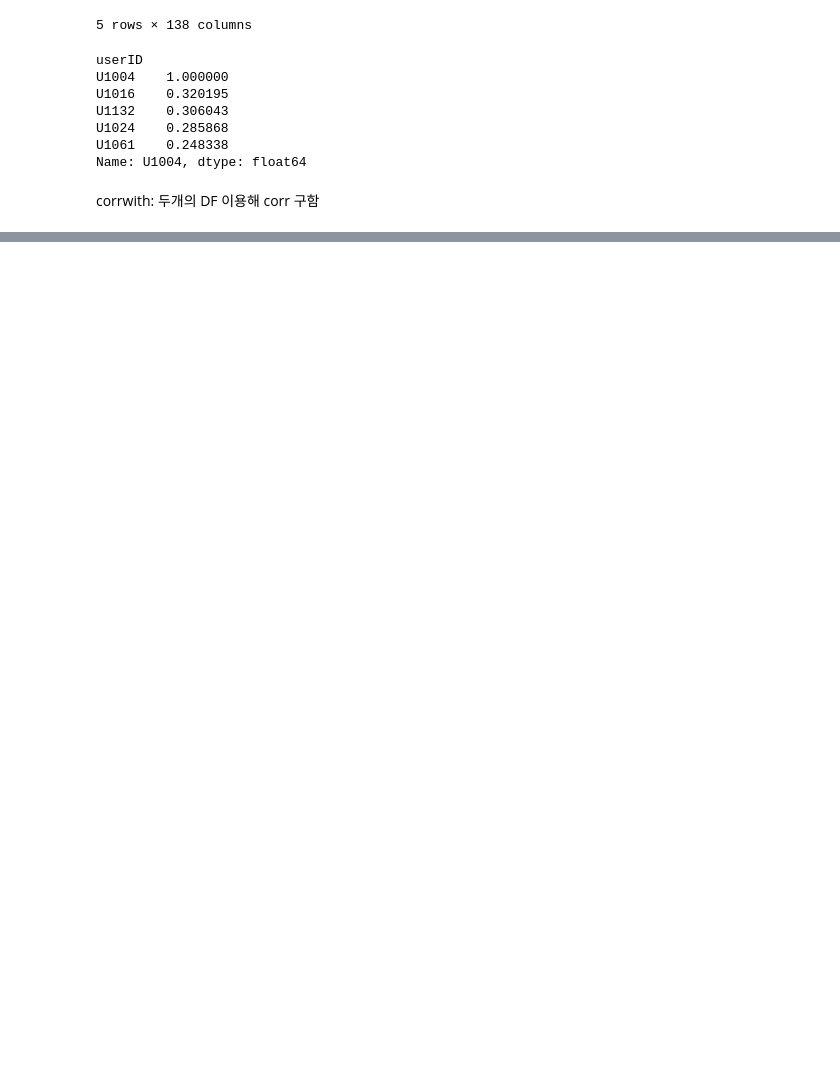
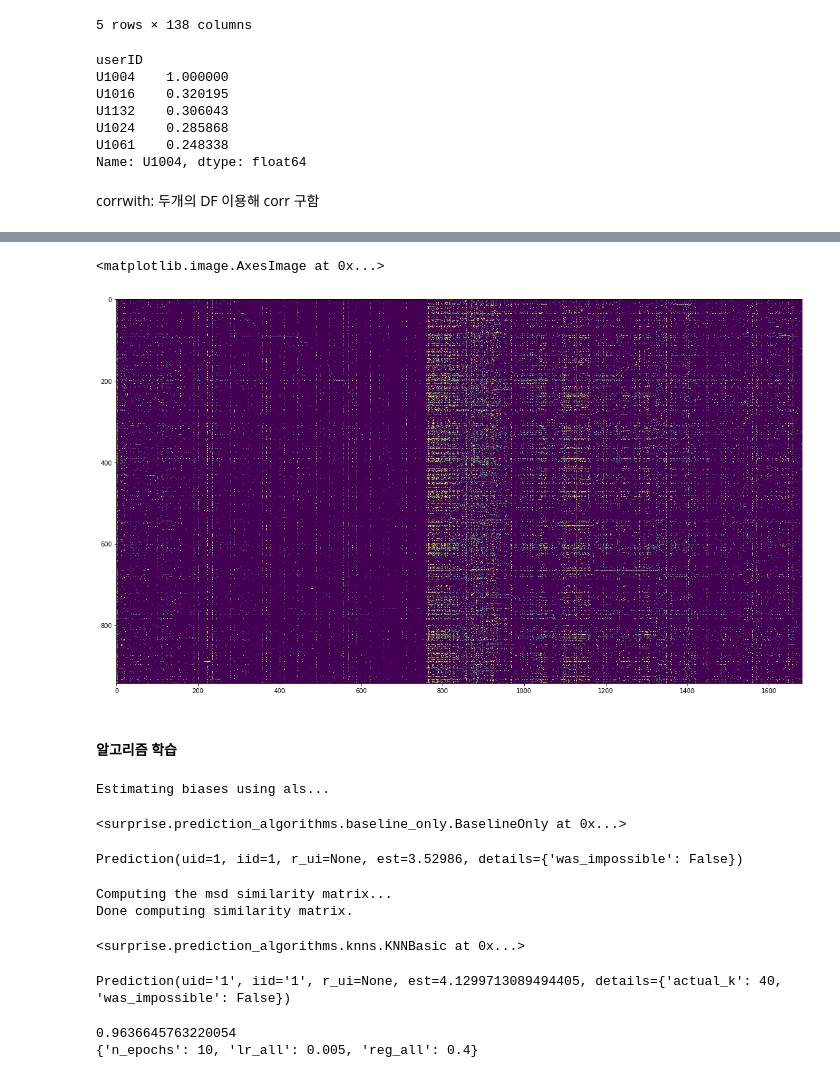
Before and after one commit to chankoo/python, a Jupyter notebook: 8.1 추천시스템.ipynb, the cells around one changed output, grey strips where cells are left out. Cells and saved outputs as stored; diff of their text form; code cells hidden in the pictures; blank space fills up the shorter version.

```diff
--- a/8.1 추천시스템.ipynb
+++ b/8.1 추천시스템.ipynb
@@ -385,0 +432,9 @@ corrwith: 두개의 DF 이용해 corr 구함
+# %%
+x = pd.DataFrame.from_records(data.raw_ratings, columns =['user','item','rating','time'])
+# %%
+x.drop('time',axis=1,inplace=True)
+# %%
+x.set_index(['user','item'],inplace=True)
+# %%
+y = x.unstack().fillna(0)
+y.iloc[:10,:10]
@@ -385,0 +455,8 @@ corrwith: 두개의 DF 이용해 corr 구함
+# %%
+plt.figure(figsize=(20,20))
+plt.imshow(y)
+# %% [output]
+<matplotlib.image.AxesImage at 0x...>
+[figure, added]
+# %% [markdown]
+#### 알고리즘 학습
@@ -385,0 +465,21 @@ corrwith: 두개의 DF 이용해 corr 구함
+# %%
+algo1 = BaselineOnly()
+algo1.fit(train_data)
+# %% [output]
+Estimating biases using als...
+<surprise.prediction_algorithms.baseline_only.BaselineOnly at 0x...>
+# %%
+algo1.predict(1,1) # uid=1, iid=1에 대한 est_rating = 3.52986
+# %% [output]
+Prediction(uid=1, iid=1, r_ui=None, est=3.52986, details={'was_impossible': False})
+# %%
+algo2 = KNNBasic()
+algo2.fit(train_data)
+# %% [output]
+Computing the msd similarity matrix...
+Done computing similarity matrix.
+<surprise.prediction_algorithms.knns.KNNBasic at 0x...>
+# %%
+algo2.predict('1','1') # uid=1, iid=1에 대한 est_rating = 4.1299713089494405
+# %% [output]
+Prediction(uid='1', iid='1', r_ui=None, est=4.1299713089494405, details={'actual_k': 40, 'was_impossible': False})
@@ -385,0 +493,11 @@ corrwith: 두개의 DF 이용해 corr 구함
+# %%
+gs.fit(data)
+
+# best RMSE score
+print(gs.best_score['rmse'])
+
+# combination of parameters that gave the best RMSE score
+print(gs.best_params['rmse'])
+# %% [output]
+0.9636645763220054
+{'n_epochs': 10, 'lr_all': 0.005, 'reg_all': 0.4}
```
Also changed, not shown: parts of 45 cells of this notebook.
